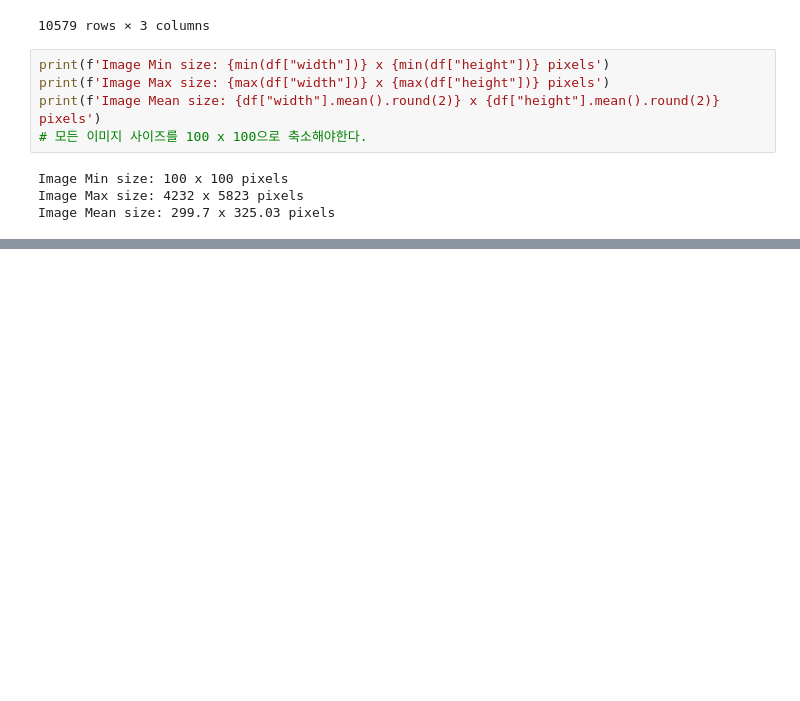
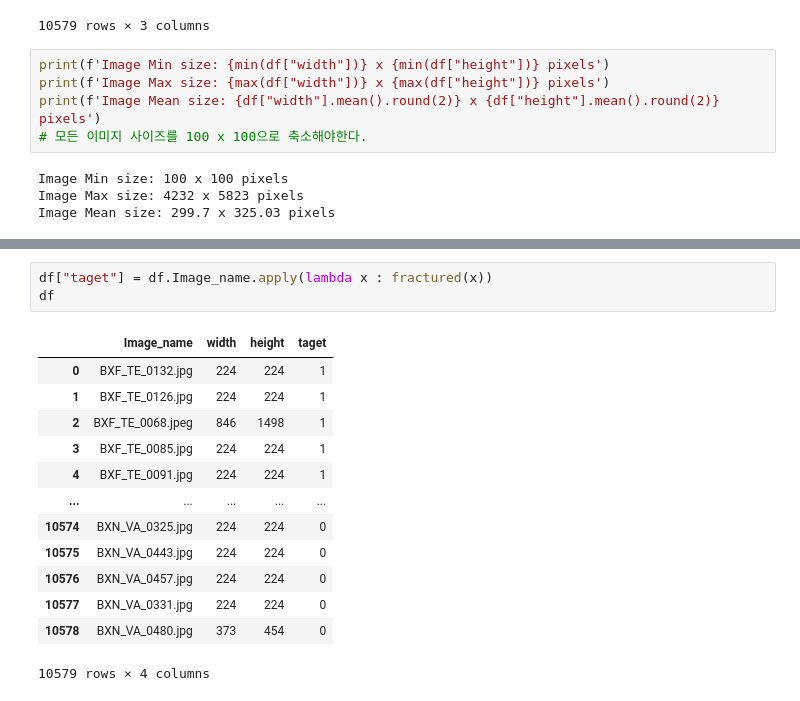
Before and after one commit to pauljo13/Bone-Fracture-Multi-Region-X-ray, a Jupyter notebook: BoneFracture.ipynb, the cells around one changed output, grey strips where cells are left out. Cells and saved outputs as stored; diff of their text form; blank space fills up the shorter version.

```diff
--- a/BoneFracture.ipynb
+++ b/BoneFracture.ipynb
@@ -276,0 +290,17 @@ def
+# %%
+df["taget"] = df.Image_name.apply(lambda x : fractured(x))
+df
+# %% [output]
+|  | Image_name | width | height | taget |
+| 0 | BXF_TE_0132.jpg | 224 | 224 | 1 |
+| 1 | BXF_TE_0126.jpg | 224 | 224 | 1 |
+| 2 | BXF_TE_0068.jpeg | 846 | 1498 | 1 |
+| 3 | BXF_TE_0085.jpg | 224 | 224 | 1 |
+| 4 | BXF_TE_0091.jpg | 224 | 224 | 1 |
+| ... | ... | ... | ... | ... |
+| 10574 | BXN_VA_0325.jpg | 224 | 224 | 0 |
+| 10575 | BXN_VA_0443.jpg | 224 | 224 | 0 |
+| 10576 | BXN_VA_0457.jpg | 224 | 224 | 0 |
+| 10577 | BXN_VA_0331.jpg | 224 | 224 | 0 |
+| 10578 | BXN_VA_0480.jpg | 373 | 454 | 0 |
+10579 rows × 4 columns
```
Also changed, not shown: parts of 7 cells of this notebook.
